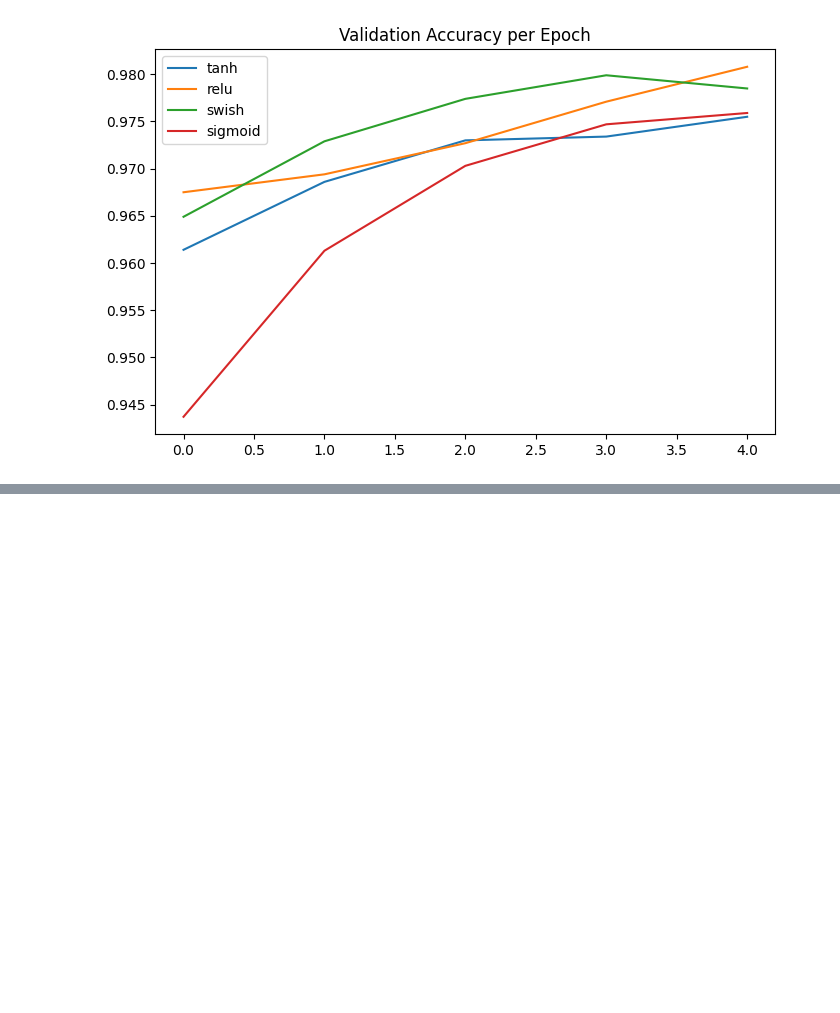
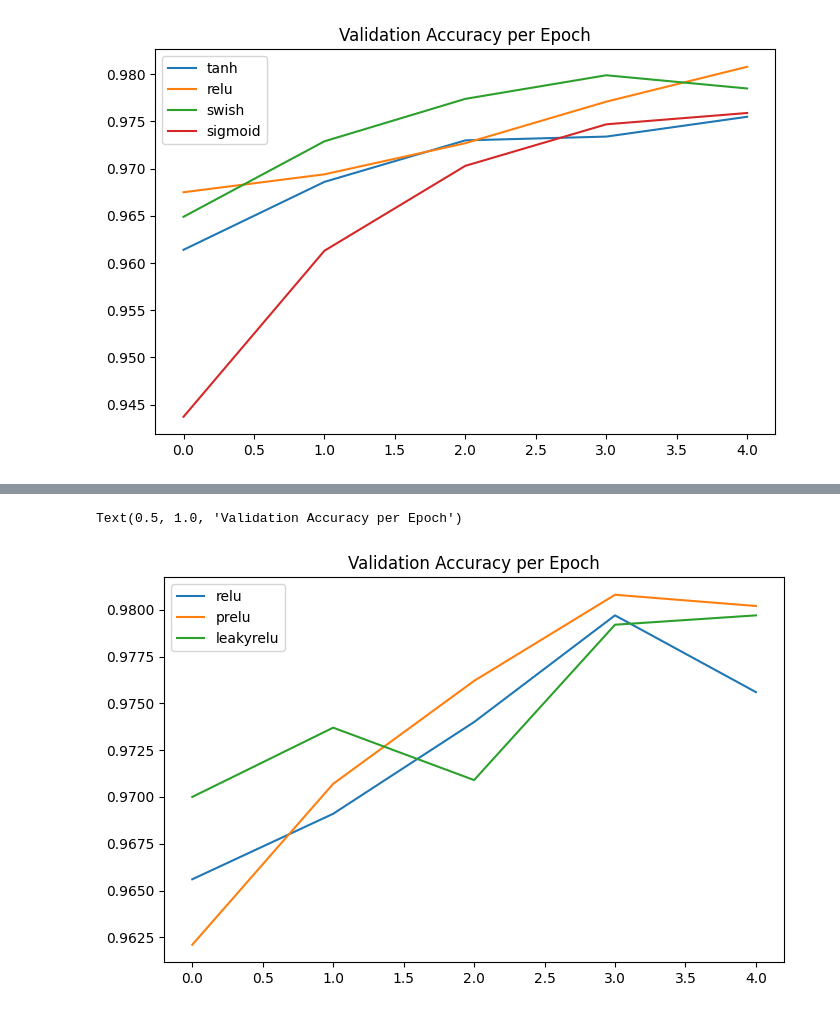
Before and after one commit to Nahom32/DNN-Simulation, a Jupyter notebook: DNN_Simulation.ipynb, the cells around one changed output, grey strips where cells are left out. Saved outputs shown, nothing was run; the diff lists cells and outputs as text; code cells hidden in the pictures; blank space fills up the shorter version.

```diff
--- a/DNN_Simulation.ipynb
+++ b/DNN_Simulation.ipynb
@@ -107,3 +107,38 @@ Epoch 5/5
 1875/1875 ━━━━━━━━━━━━━━━━━━━━ 12s 6ms/step - accuracy: 0.9828 - loss: 0.0549 - val_accuracy: 0.9759 - val_loss: 0.0740
 Text(0.5, 1.0, 'Validation Accuracy per Epoch')
 [figure]
+# %%
+from tensorflow.keras.layers import LeakyReLU, PReLU
+def reluDNN(activation: str):
+  model = Sequential()
+  model.add(Flatten(input_shape=(28,28)))
+  activation = activation.lower()
+  if activation == 'prelu':
+    model.add(Dense(256))
+    model.add(PReLU())
+    model.add(Dense(128))
+    model.add(PReLU())
+  elif activation == 'leakyrelu':
+    model.add(Dense(256))
+    model.add(LeakyReLU(alpha= 0.01))
+    model.add(Dense(128))
+    model.add(LeakyReLU(alpha = 0.01))
+  else:
+    model.add(Dense(256, activation='relu'))
+    model.add(Dense(128, activation='relu'))
+  model.add(Dense(10, activation='softmax'))
+  model.compile(optimizer='adam', loss='sparse_categorical_crossentropy', metrics=['accuracy'])
+  return model
+# %%
+relu_variants = {'relu','leakyrelu','prelu'}
+model_results = {}
+for variant in relu_variants:
+  model = reluDNN(variant)
+  history = model.fit(x_train,y_train,epochs=5,validation_data=(x_test,y_test))
+  model_results[variant] = history.history['val_accuracy']
+plt.figure(figsize=(8, 5))
+for name, history in model_results.items():
+    plt.plot(history, label=name)
+plt.legend()
+plt.title('Validation Accuracy per Epoch')
+# %% [output]
@@ -109,0 +175,2 @@ Text(0.5, 1.0, 'Validation Accuracy per Epoch')
+Text(0.5, 1.0, 'Validation Accuracy per Epoch')
+[figure, added]
```
Also changed, not shown: parts of 3 cells of this notebook.
